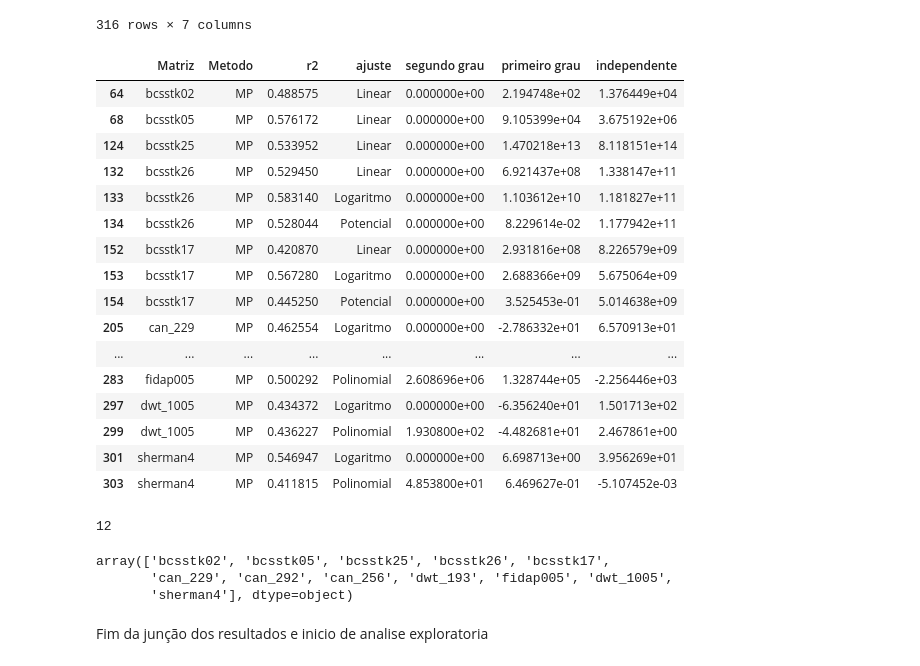
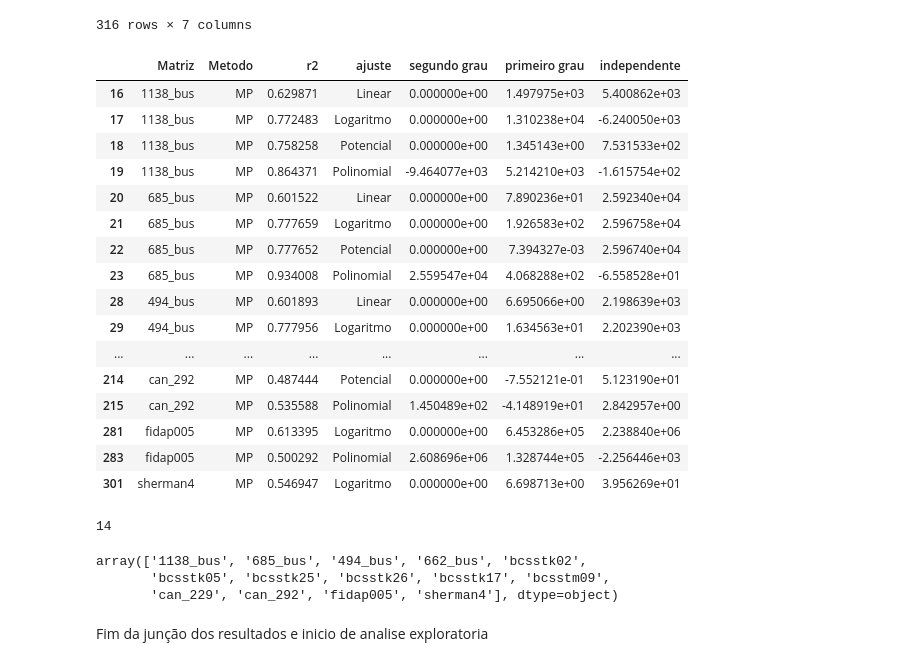
Before and after one commit to Joaof14/Mpot, a Jupyter notebook: resultados/tratamento_inicial.ipynb, the cells around one changed output. Cells and saved outputs as stored; diff of their text form; code cells hidden in the pictures.

```diff
--- a/resultados/tratamento_inicial.ipynb
+++ b/resultados/tratamento_inicial.ipynb
@@ -31,39 +31,39 @@ dfMMQ
 # %%
 dfMMQ2 = dfMMQ[dfMMQ['r2'] != 'erro']
 # %%
-df2MMQ = dfMMQ2.query('r2 > 0.40 and r2 < 0.60')
+df2MMQ = dfMMQ2.query('r2 > 0.45')
 df2MMQ = df2MMQ.query('Metodo == "MP" ')
 df2MMQ
 # %% [output]
 |  | Matriz | Metodo | r2 | ajuste | segundo grau | primeiro grau | independente |
-| 64 | bcsstk02 | MP | 0.488575 | Linear | 0.000000e+00 | 2.194748e+02 | 1.376449e+04 |
-| 68 | bcsstk05 | MP | 0.576172 | Linear | 0.000000e+00 | 9.105399e+04 | 3.675192e+06 |
-| 124 | bcsstk25 | MP | 0.533952 | Linear | 0.000000e+00 | 1.470218e+13 | 8.118151e+14 |
-| 132 | bcsstk26 | MP | 0.529450 | Linear | 0.000000e+00 | 6.921437e+08 | 1.338147e+11 |
-| 133 | bcsstk26 | MP | 0.583140 | Logaritmo | 0.000000e+00 | 1.103612e+10 | 1.181827e+11 |
-| 134 | bcsstk26 | MP | 0.528044 | Potencial | 0.000000e+00 | 8.229614e-02 | 1.177942e+11 |
-| 152 | bcsstk17 | MP | 0.420870 | Linear | 0.000000e+00 | 2.931816e+08 | 8.226579e+09 |
-| 153 | bcsstk17 | MP | 0.567280 | Logaritmo | 0.000000e+00 | 2.688366e+09 | 5.675064e+09 |
-| 154 | bcsstk17 | MP | 0.445250 | Potencial | 0.000000e+00 | 3.525453e-01 | 5.014638e+09 |
-| 205 | can_229 | MP | 0.462554 | Logaritmo | 0.000000e+00 | -2.786332e+01 | 6.570913e+01 |
+| 16 | 1138_bus | MP | 0.629871 | Linear | 0.000000e+00 | 1.497975e+03 | 5.400862e+03 |
+| 17 | 1138_bus | MP | 0.772483 | Logaritmo | 0.000000e+00 | 1.310238e+04 | -6.240050e+03 |
+| 18 | 1138_bus | MP | 0.758258 | Potencial | 0.000000e+00 | 1.345143e+00 | 7.531533e+02 |
+| 19 | 1138_bus | MP | 0.864371 | Polinomial | -9.464077e+03 | 5.214210e+03 | -1.615754e+02 |
+| 20 | 685_bus | MP | 0.601522 | Linear | 0.000000e+00 | 7.890236e+01 | 2.592340e+04 |
+| 21 | 685_bus | MP | 0.777659 | Logaritmo | 0.000000e+00 | 1.926583e+02 | 2.596758e+04 |
+| 22 | 685_bus | MP | 0.777652 | Potencial | 0.000000e+00 | 7.394327e-03 | 2.596740e+04 |
+| 23 | 685_bus | MP | 0.934008 | Polinomial | 2.559547e+04 | 4.068288e+02 | -6.558528e+01 |
+| 28 | 494_bus | MP | 0.601893 | Linear | 0.000000e+00 | 6.695066e+00 | 2.198639e+03 |
+| 29 | 494_bus | MP | 0.777956 | Logaritmo | 0.000000e+00 | 1.634563e+01 | 2.202390e+03 |
 | ... | ... | ... | ... | ... | ... | ... | ... |
+| 214 | can_292 | MP | 0.487444 | Potencial | 0.000000e+00 | -7.552121e-01 | 5.123190e+01 |
+| 215 | can_292 | MP | 0.535588 | Polinomial | 1.450489e+02 | -4.148919e+01 | 2.842957e+00 |
+| 281 | fidap005 | MP | 0.613395 | Logaritmo | 0.000000e+00 | 6.453286e+05 | 2.238840e+06 |
 | 283 | fidap005 | MP | 0.500292 | Polinomial | 2.608696e+06 | 1.328744e+05 | -2.256446e+03 |
-| 297 | dwt_1005 | MP | 0.434372 | Logaritmo | 0.000000e+00 | -6.356240e+01 | 1.501713e+02 |
-| 299 | dwt_1005 | MP | 0.436227 | Polinomial | 1.930800e+02 | -4.482681e+01 | 2.467861e+00 |
 | 301 | sherman4 | MP | 0.546947 | Logaritmo | 0.000000e+00 | 6.698713e+00 | 3.956269e+01 |
-| 303 | sherman4 | MP | 0.411815 | Polinomial | 4.853800e+01 | 6.469627e-01 | -5.107452e-03 |
 # %%
 valores_unicos = df2MMQ['Matriz'].unique()
 # %%
 valores_unicos.size
 # %% [output]
-12
+14
 # %%
 valores_unicos
 # %% [output]
-array(['bcsstk02', 'bcsstk05', 'bcsstk25', 'bcsstk26', 'bcsstk17',
-       'can_229', 'can_292', 'can_256', 'dwt_193', 'fidap005', 'dwt_1005',
-       'sherman4'], dtype=object)
+array(['1138_bus', '685_bus', '494_bus', '662_bus', 'bcsstk02',
+       'bcsstk05', 'bcsstk25', 'bcsstk26', 'bcsstk17', 'bcsstm09',
+       'can_229', 'can_292', 'fidap005', 'sherman4'], dtype=object)
 # %%
 #salvar
 df2MMQ.to_excel('tabelas_final/resultado_MMQ_final.xlsx')
```
Also changed, not shown: parts of 1 cell of this notebook, 4 other files.
